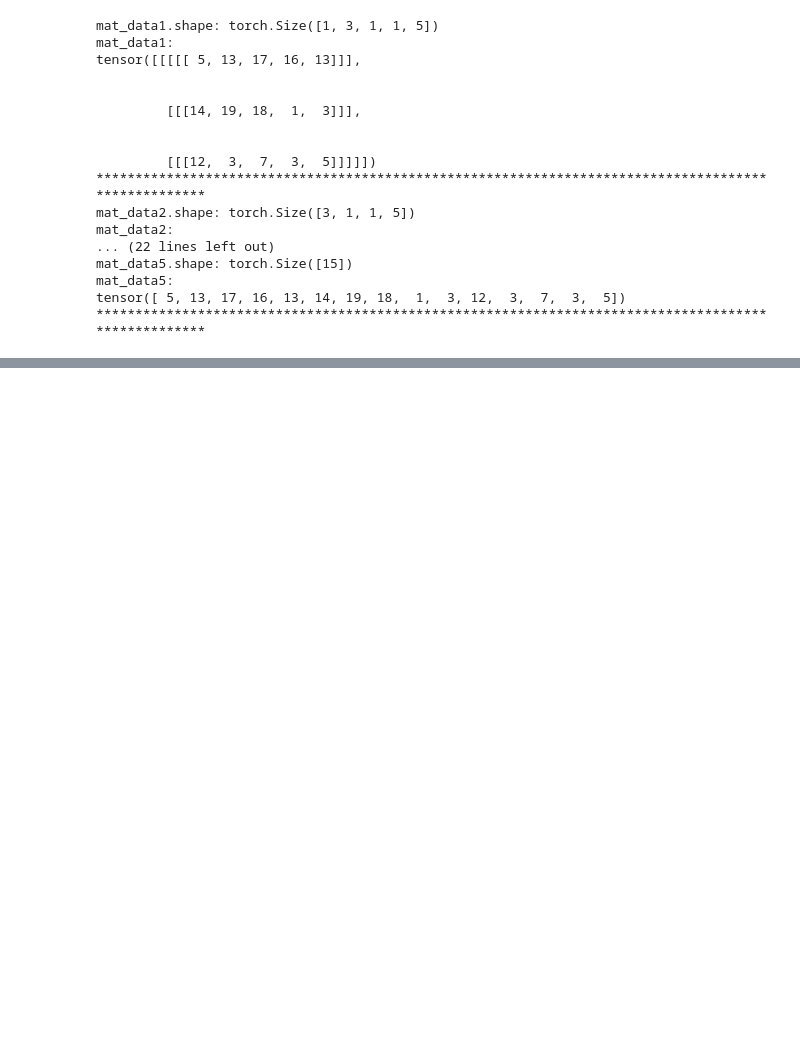
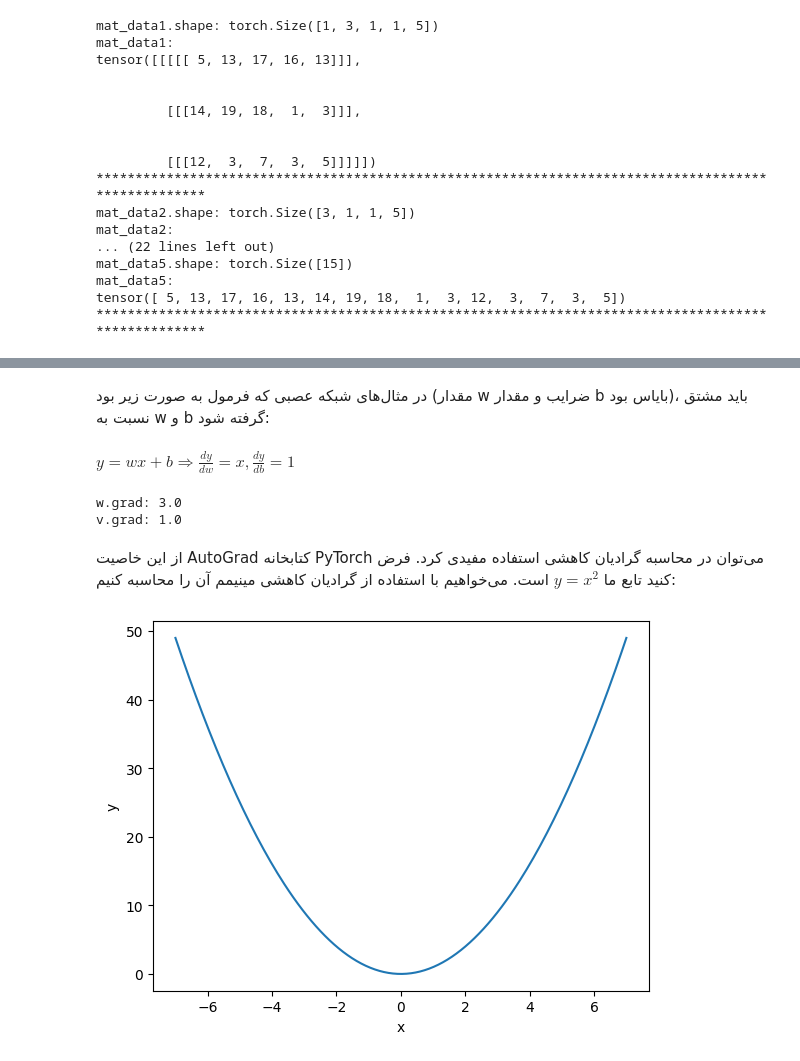
Before and after one commit to aghababaei-alireza/AI_Darsman, a Jupyter notebook: Semester 6 - Deep Learning/Learn/Part2-PyTorchLibrary.ipynb, the cells around one changed output, grey strips where cells are left out. Cells and saved outputs as stored; diff of their text form; code cells hidden in the pictures; blank space fills up the shorter version.

Commit message:
S6-Video9_PyTorch_Part5_AutoGrad

```diff
--- a/Semester 6 - Deep Learning/Learn/Part2-PyTorchLibrary.ipynb
+++ b/Semester 6 - Deep Learning/Learn/Part2-PyTorchLibrary.ipynb
@@ -1127,0 +1198,38 @@ tensor([ 5, 13, 17, 16, 13, 14, 19, 18,  1,  3, 12,  3,  7,  3,  5])
+# %% [markdown]
+<p style="font-family:B Nazanin" dir="rtl">
+    در مثال‌های شبکه عصبی که فرمول به صورت زیر بود (مقدار w ضرایب و مقدار b بایاس بود)، باید مشتق نسبت به w و b گرفته شود:
+</p>
+# %% [markdown]
+$
+y = wx+b ⇒ \frac{dy}{dw}=x , \frac{dy}{db}=1
+$
+# %%
+w = torch.tensor(4., requires_grad=True)
+b = torch.tensor(2., requires_grad=True)
+x = torch.tensor(3.)
+
+y = w*x + b
+y.backward()
+
+print(f'w.grad: {w.grad}')
+print(f'v.grad: {b.grad}')
+# %% [output]
+w.grad: 3.0
+v.grad: 1.0
+# %% [markdown]
+<p style="font-family:B Nazanin" dir="rtl">
+    از این خاصیت AutoGrad کتابخانه PyTorch می‌توان در محاسبه گرادیان کاهشی استفاده مفیدی کرد. فرض کنید تابع ما $y = x^2$ است. می‌خواهیم با استفاده از گرادیان کاهشی مینیمم آن را محاسبه کنیم:
+</p>
+# %%
+def func(x):
+    return x**2
+
+xList = torch.linspace(-7, 7, 200)
+yList = func(xList)
+
+plt.plot(xList, yList)
+plt.xlabel('x')
+plt.ylabel('y')
+plt.show()
+# %% [output]
+[figure, added]
```
Also changed, not shown: parts of 14 cells of this notebook.
